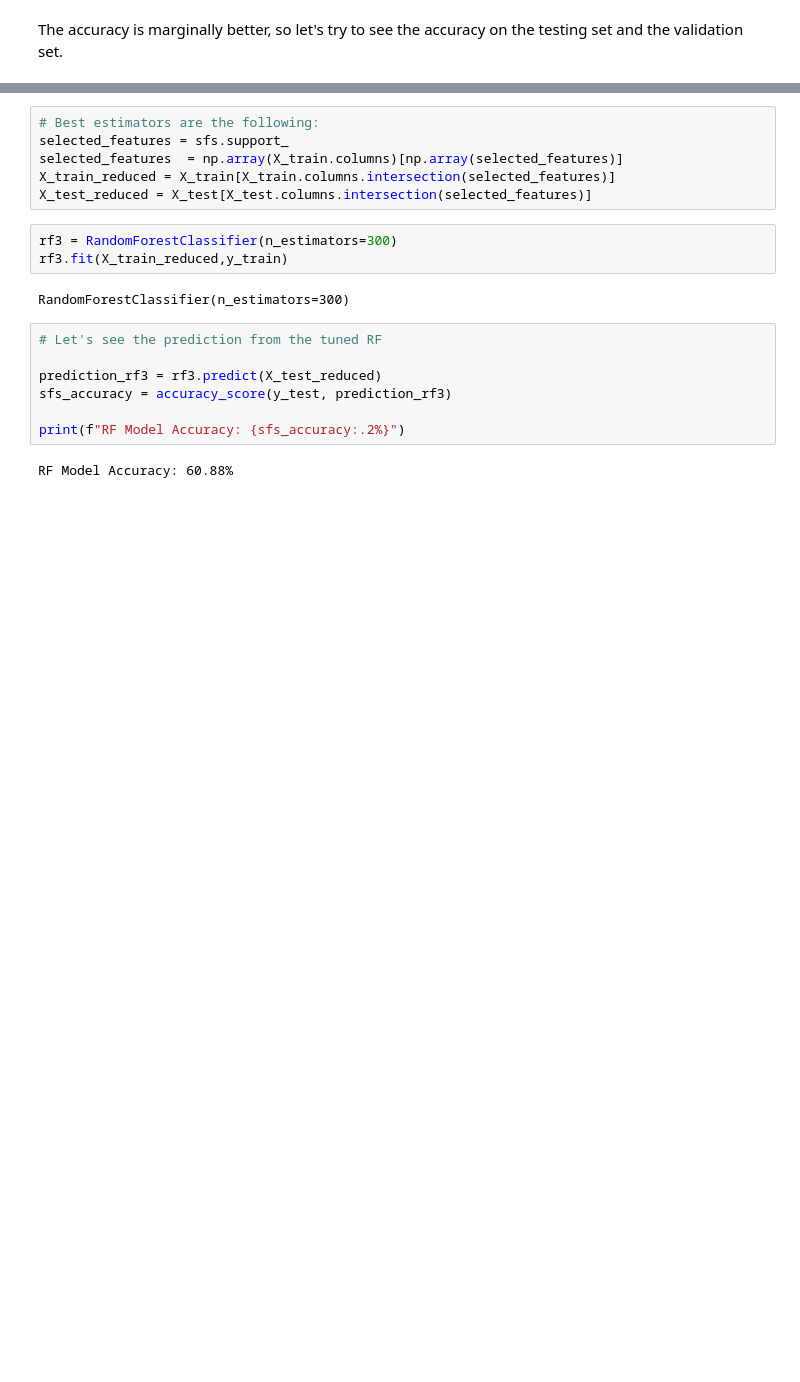
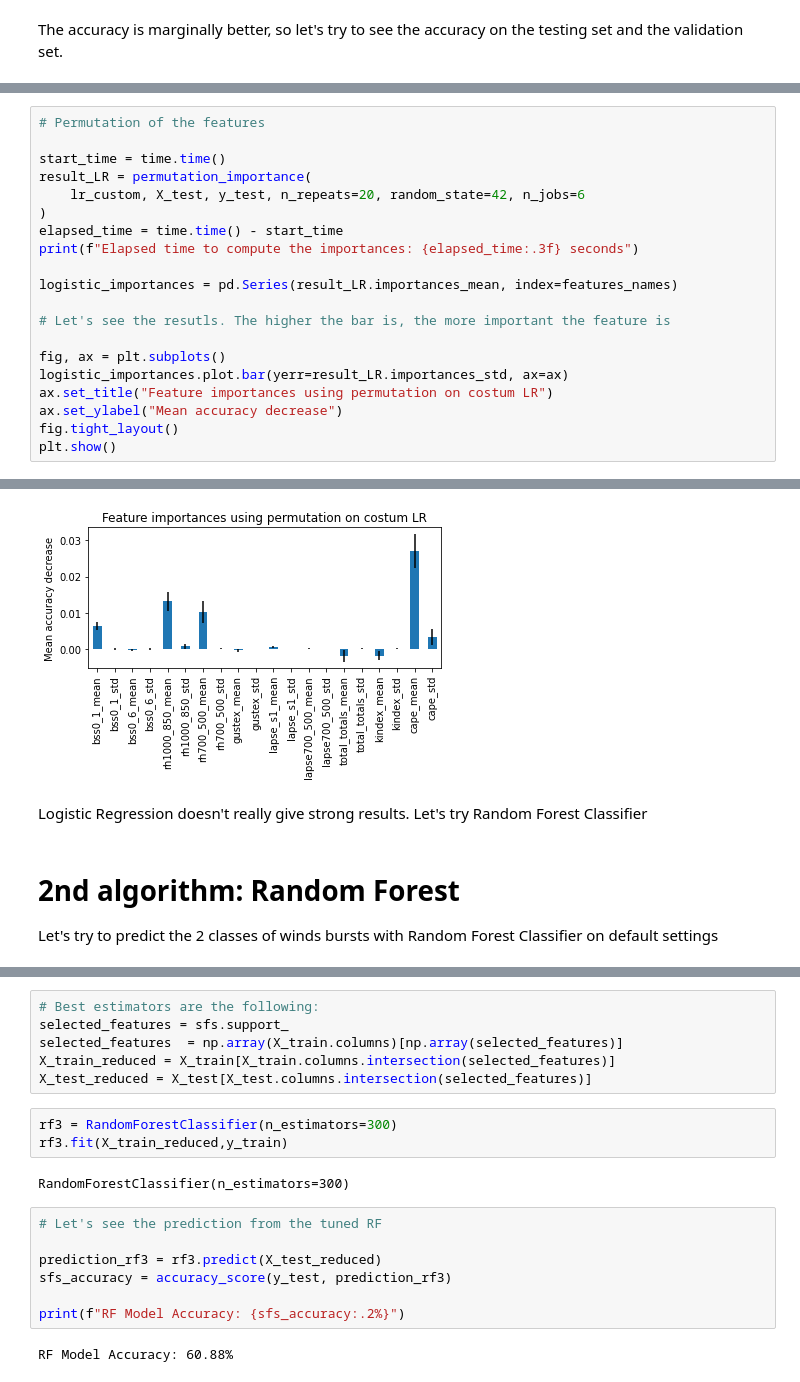
Before and after one commit to mrfabien/MLEE_project, a Jupyter notebook: MLEE_notebook.ipynb, the cells around one changed output, grey strips where cells are left out. Saved outputs shown, nothing was run; the diff lists cells and outputs as text; blank space fills up the shorter version.

```diff
--- a/MLEE_notebook.ipynb
+++ b/MLEE_notebook.ipynb
@@ -272,0 +200,21 @@ SequentialFeatureSelector(cv=3, estimator=RandomForestClassifier(),
+# %%
+# Permutation of the features
+
+start_time = time.time()
+result_LR = permutation_importance(
+    lr_custom, X_test, y_test, n_repeats=20, random_state=42, n_jobs=6
+)
+elapsed_time = time.time() - start_time
+print(f"Elapsed time to compute the importances: {elapsed_time:.3f} seconds")
+
+logistic_importances = pd.Series(result_LR.importances_mean, index=features_names)
+
+# Let's see the resutls. The higher the bar is, the more important the feature is
+
+fig, ax = plt.subplots()
+logistic_importances.plot.bar(yerr=result_LR.importances_std, ax=ax)
+ax.set_title("Feature importances using permutation on costum LR")
+ax.set_ylabel("Mean accuracy decrease")
+fig.tight_layout()
+plt.show()
+# %% [output]
@@ -272,0 +222,6 @@ SequentialFeatureSelector(cv=3, estimator=RandomForestClassifier(),
+[figure, added]
+# %% [markdown]
+Logistic Regression doesn't really give strong results. Let's try Random Forest Classifier
+# %% [markdown]
+# 2nd algorithm: Random Forest
+Let's try to predict the 2 classes of winds bursts with Random Forest Classifier on default settings
```
Also changed, not shown: parts of 30 cells of this notebook.
